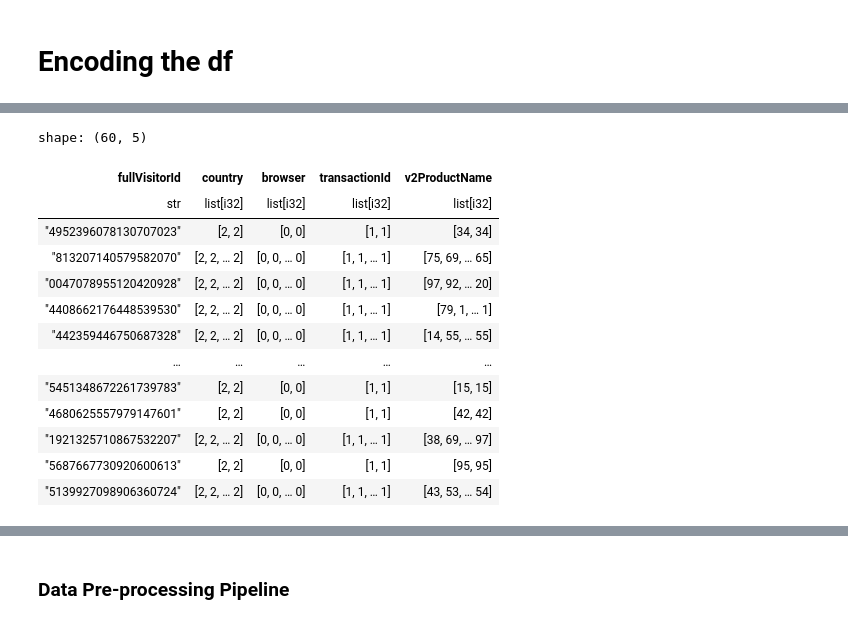
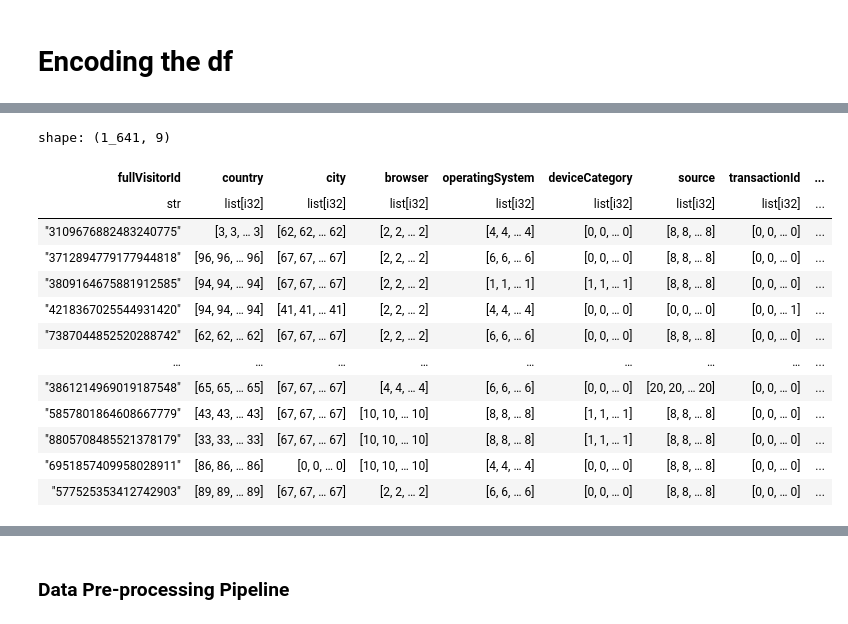
Before and after one commit to Andrew-Bordei/Data-Science, a Jupyter notebook: recommendation_system/notebooks/preprocessing.ipynb, the cells around one changed output, grey strips where cells are left out. Saved outputs shown, nothing was run; the diff lists cells and outputs as text; code cells hidden in the pictures.

```diff
--- a/recommendation_system/notebooks/preprocessing.ipynb
+++ b/recommendation_system/notebooks/preprocessing.ipynb
@@ -177,22 +177,23 @@ shape: (462, 5)
 # %%
 user_profiles = encoded_df.group_by(pl.col('fullVisitorId')).agg(
-    pl.col('country'), pl.col('browser'),
-    pl.col('transactionId'), pl.col('v2ProductName')
+    pl.col('country'), pl.col('city'),
+    pl.col('browser'),pl.col('operatingSystem'),pl.col('deviceCategory'),
+    pl.col('source'),pl.col('transactionId'),pl.col('v2ProductName')
 )
 user_profiles
 # %% [output]
-shape: (60, 5)
+shape: (1_641, 9)
-| fullVisitorId | country | browser | transactionId | v2ProductName |
-| str | list[i32] | list[i32] | list[i32] | list[i32] |
-| "4952396078130707023" | [2, 2] | [0, 0] | [1, 1] | [34, 34] |
-| "813207140579582070" | [2, 2, … 2] | [0, 0, … 0] | [1, 1, … 1] | [75, 69, … 65] |
-| "0047078955120420928" | [2, 2, … 2] | [0, 0, … 0] | [1, 1, … 1] | [97, 92, … 20] |
-| "4408662176448539530" | [2, 2, … 2] | [0, 0, … 0] | [1, 1, … 1] | [79, 1, … 1] |
-| "442359446750687328" | [2, 2, … 2] | [0, 0, … 0] | [1, 1, … 1] | [14, 55, … 55] |
-| … | … | … | … | … |
-| "5451348672261739783" | [2, 2] | [0, 0] | [1, 1] | [15, 15] |
-| "4680625557979147601" | [2, 2] | [0, 0] | [1, 1] | [42, 42] |
-| "1921325710867532207" | [2, 2, … 2] | [0, 0, … 0] | [1, 1, … 1] | [38, 69, … 97] |
-| "5687667730920600613" | [2, 2] | [0, 0] | [1, 1] | [95, 95] |
-| "5139927098906360724" | [2, 2, … 2] | [0, 0, … 0] | [1, 1, … 1] | [43, 53, … 54] |
+| fullVisitorId | country | city | browser | operatingSystem | deviceCategory | source | transactionId | ... |
+| str | list[i32] | list[i32] | list[i32] | list[i32] | list[i32] | list[i32] | list[i32] | ... |
+| "3109676882483240775" | [3, 3, … 3] | [62, 62, … 62] | [2, 2, … 2] | [4, 4, … 4] | [0, 0, … 0] | [8, 8, … 8] | [0, 0, … 0] | ... |
+| "3712894779177944818" | [96, 96, … 96] | [67, 67, … 67] | [2, 2, … 2] | [6, 6, … 6] | [0, 0, … 0] | [8, 8, … 8] | [0, 0, … 0] | ... |
+| "3809164675881912585" | [94, 94, … 94] | [67, 67, … 67] | [2, 2, … 2] | [1, 1, … 1] | [1, 1, … 1] | [8, 8, … 8] | [0, 0, … 0] | ... |
+| "4218367025544931420" | [94, 94, … 94] | [41, 41, … 41] | [2, 2, … 2] | [4, 4, … 4] | [0, 0, … 0] | [0, 0, … 0] | [0, 0, … 1] | ... |
+| "7387044852520288742" | [62, 62, … 62] | [67, 67, … 67] | [2, 2, … 2] | [6, 6, … 6] | [0, 0, … 0] | [8, 8, … 8] | [0, 0, … 0] | ... |
+| … | … | … | … | … | … | … | … | ... |
+| "3861214969019187548" | [65, 65, … 65] | [67, 67, … 67] | [4, 4, … 4] | [6, 6, … 6] | [0, 0, … 0] | [20, 20, … 20] | [0, 0, … 0] | ... |
+| "5857801864608667779" | [43, 43, … 43] | [67, 67, … 67] | [10, 10, … 10] | [8, 8, … 8] | [1, 1, … 1] | [8, 8, … 8] | [0, 0, … 0] | ... |
+| "8805708485521378179" | [33, 33, … 33] | [67, 67, … 67] | [10, 10, … 10] | [8, 8, … 8] | [1, 1, … 1] | [8, 8, … 8] | [0, 0, … 0] | ... |
+| "6951857409958028911" | [86, 86, … 86] | [0, 0, … 0] | [10, 10, … 10] | [4, 4, … 4] | [0, 0, … 0] | [8, 8, … 8] | [0, 0, … 0] | ... |
+| "577525353412742903" | [89, 89, … 89] | [67, 67, … 67] | [2, 2, … 2] | [6, 6, … 6] | [0, 0, … 0] | [8, 8, … 8] | [0, 0, … 0] | ... |
 # %%
```
Also changed, not shown: parts of 30 cells of this notebook, 1 other file.
